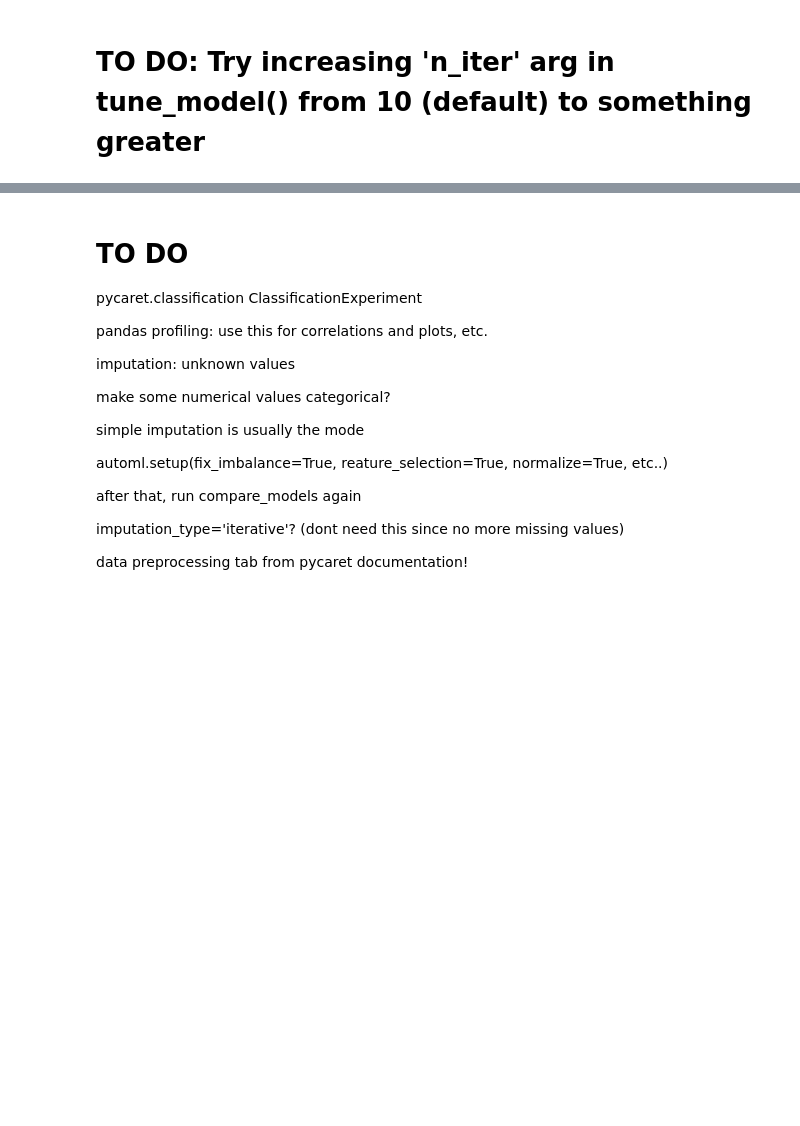
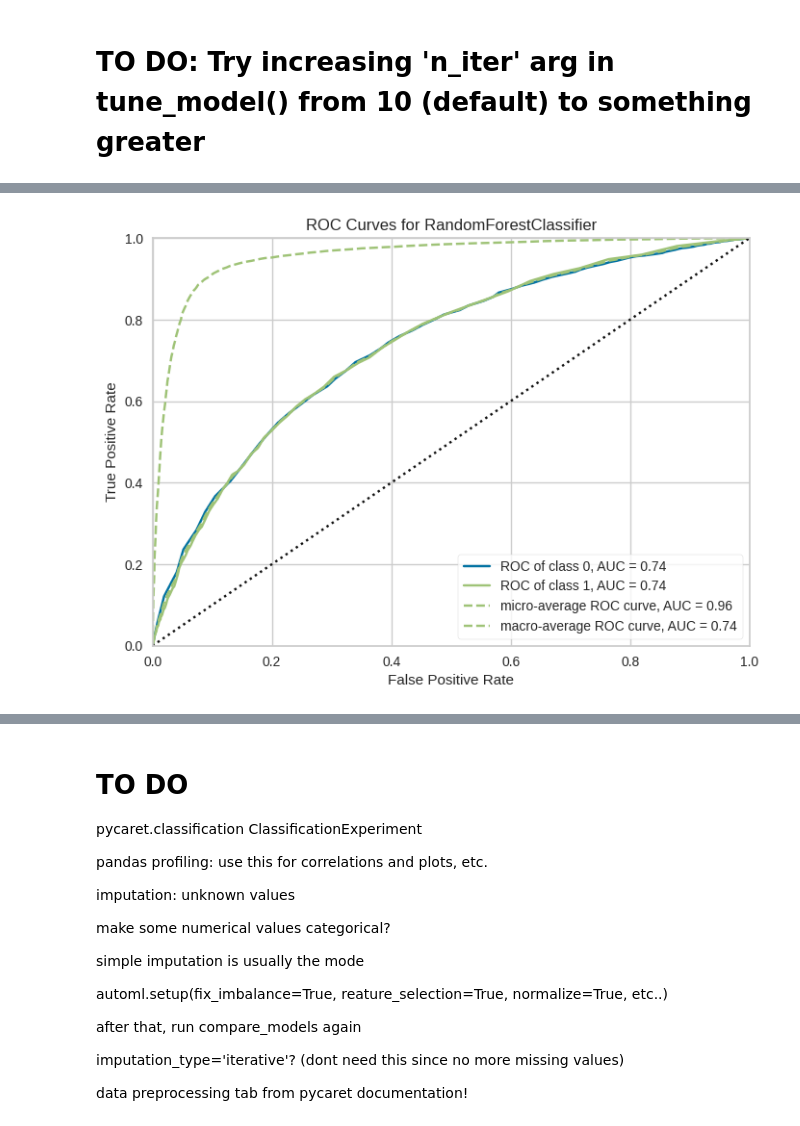
Before and after one commit to LonnyCox55/MSDS696_NHLExpectedGoalPrediction, a Jupyter notebook: main.ipynb, the cells around one changed output, grey strips where cells are left out. Saved outputs shown, nothing was run; the diff lists cells and outputs as text; code cells hidden in the pictures; blank space fills up the shorter version.

```diff
--- a/main.ipynb
+++ b/main.ipynb
@@ -601,0 +608,4 @@ pycc.plot_model(pycc_rf_tuned, plot = 'feature_all')
+# %%
+#pycc.plot_model(pycc_rf_tuned, plot = 'auc')
+pycc.plot_model(pycc_rf, plot = "auc")
+# %% [output]
@@ -601,0 +613 @@ pycc.plot_model(pycc_rf_tuned, plot = 'feature_all')
+[figure, added]
```
Also changed, not shown: parts of 15 cells of this notebook.
